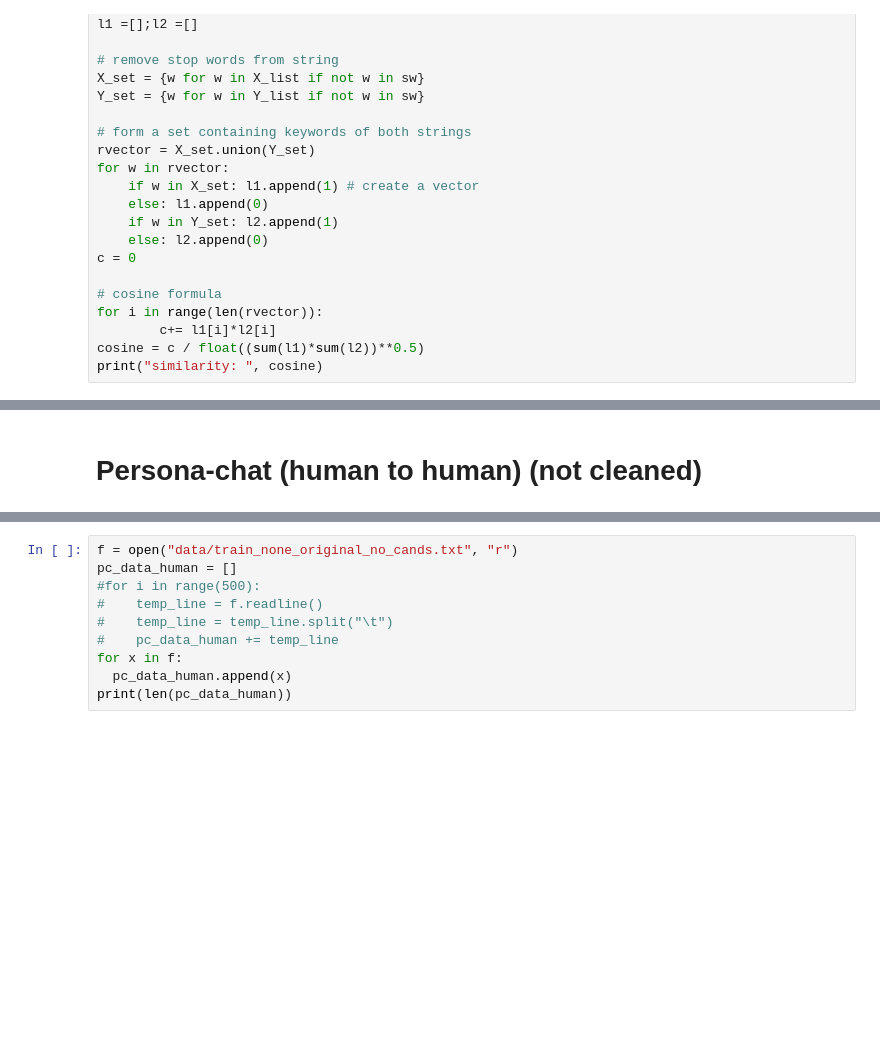
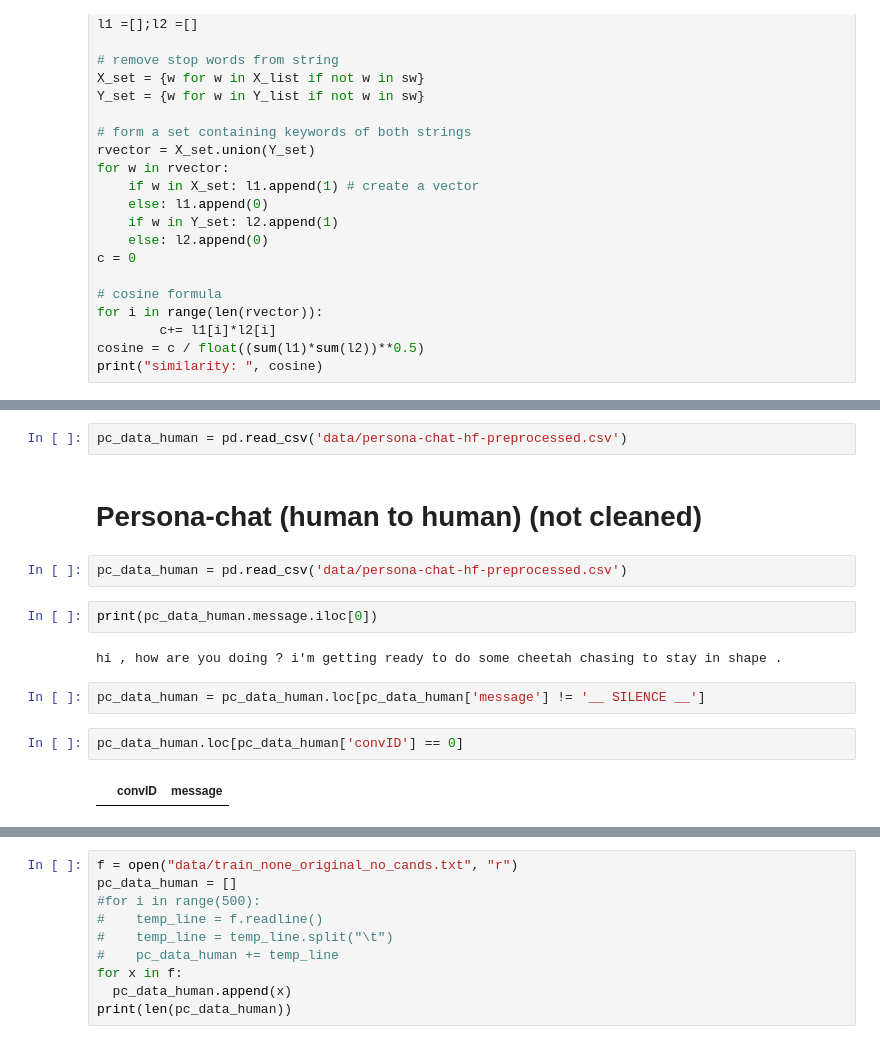
Before and after one commit to lcebear/memoryDialogueBot, a Jupyter notebook: Clean data analysis.ipynb, the cells around one changed output, grey strips where cells are left out. Cells and saved outputs as stored; diff of their text form; blank space fills up the shorter version.

```diff
--- a/Clean data analysis.ipynb
+++ b/Clean data analysis.ipynb
@@ -226,2 +260,16 @@ print("similarity: ", cosine)
+# %%
+pc_data_human = pd.read_csv('data/persona-chat-hf-preprocessed.csv')
 # %% [markdown]
 # Persona-chat (human to human) (not cleaned)
+# %%
+pc_data_human = pd.read_csv('data/persona-chat-hf-preprocessed.csv')
+# %%
+print(pc_data_human.message.iloc[0])
+# %% [output]
+hi , how are you doing ? i'm getting ready to do some cheetah chasing to stay in shape .
+# %%
+pc_data_human = pc_data_human.loc[pc_data_human['message'] != '__ SILENCE __']
+# %%
+pc_data_human.loc[pc_data_human['convID'] == 0]
+# %% [output]
+|  | convID | message |
```
Also changed, not shown: parts of 8 cells of this notebook, 16 other files.
